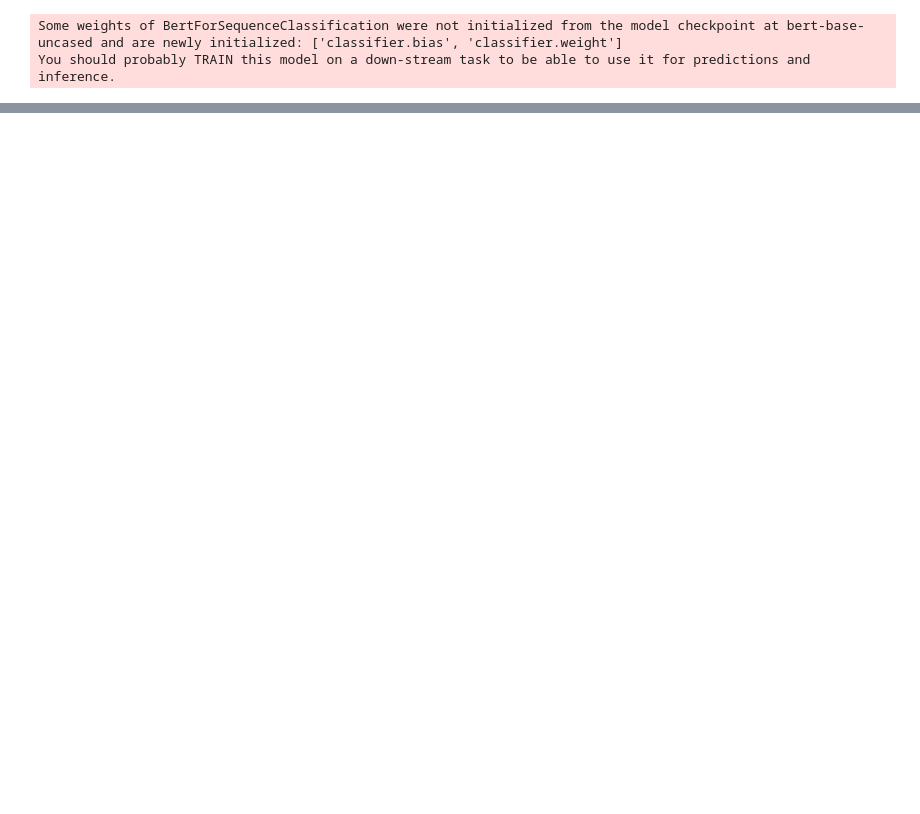
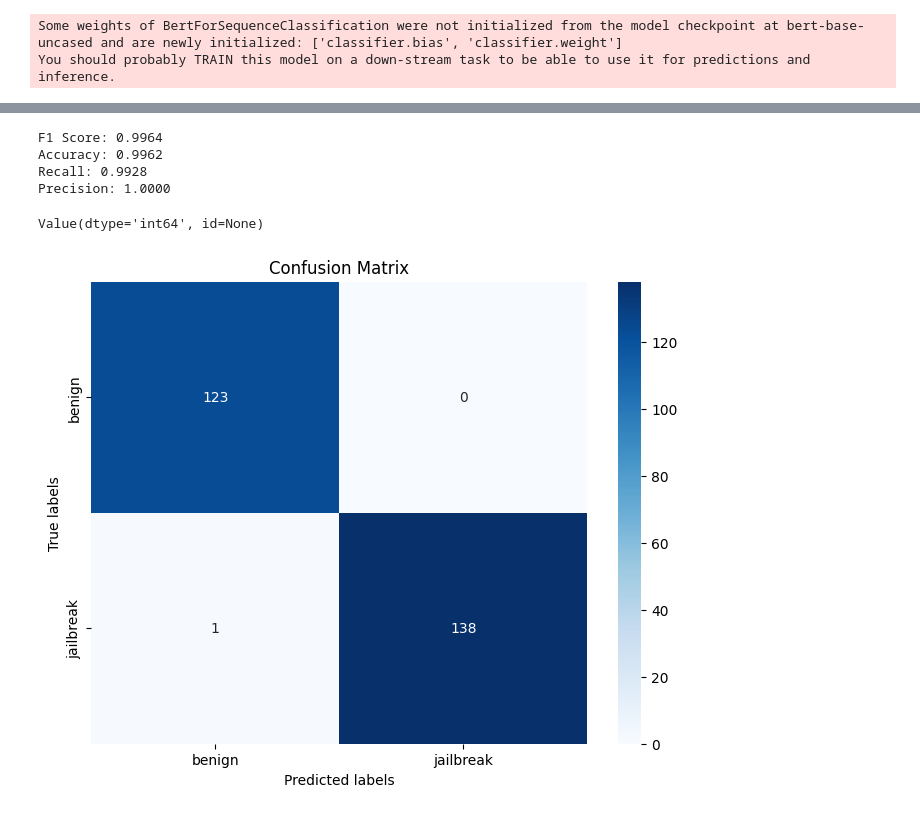
Before and after one commit to orannahum/qualifier_ml_engineer_home_assignment, a Jupyter notebook: 4-fine_tune_pretrained_transformer.ipynb, the cells around one changed output, grey strips where cells are left out. Drawn from its saved outputs; the diff is of its cells as text; code cells hidden in the pictures; blank space fills up the shorter version.

```diff
--- a/4-fine_tune_pretrained_transformer.ipynb
+++ b/4-fine_tune_pretrained_transformer.ipynb
@@ -70,0 +70,2 @@ print(predictions)
+# %%
+model = trainer.model
@@ -70,0 +125,47 @@ print(predictions)
+# %%
+import numpy as np
+y_test = y_test.cpu().numpy() if isinstance(y_test, torch.Tensor) else np.array(y_test)
+
+# Move y_pred to CPU and convert to NumPy
+y_pred_cpu = y_pred.cpu().numpy() if isinstance(y_pred, torch.Tensor) else np.array(y_pred)
+
+# Calculate metrics
+_f1_score = f1_score(y_test, y_pred_cpu)
+_accuracy = accuracy_score(y_test, y_pred_cpu)
+_recall = recall_score(y_test, y_pred_cpu)
+_precision = precision_score(y_test, y_pred_cpu)
+
+# Print results
+print(f"F1 Score: {_f1_score:.4f}")
+print(f"Accuracy: {_accuracy:.4f}")
+print(f"Recall: {_recall:.4f}")
+print(f"Precision: {_precision:.4f}")
+# %% [output]
+F1 Score: 0.9964
+Accuracy: 0.9962
+Recall: 0.9928
+Precision: 1.0000
+# %%
+tokenized_datasets["train"].features["labels"]
+# %% [output]
+Value(dtype='int64', id=None)
+# %%
+from sklearn.metrics import confusion_matrix
+import seaborn as sns
+import matplotlib.pyplot as plt
+
+def plot_confusion_matrix(y_true, y_pred, labels):
+    cm = confusion_matrix(y_true, y_pred)
+    plt.figure(figsize=(8, 6))
+    sns.heatmap(cm, annot=True, fmt='d', cmap='Blues', xticklabels=labels, yticklabels=labels)
+    plt.xlabel('Predicted labels')
+    plt.ylabel('True labels')
+    plt.title('Confusion Matrix')
+    plt.show()
+
+
+
+# Plot the confusion matrix
+plot_confusion_matrix(y_test, y_pred_cpu, labels=['benign', 'jailbreak'])
+# %% [output]
+[figure, added]
```
Also changed, not shown: parts of 12 cells of this notebook, 1 other file.
